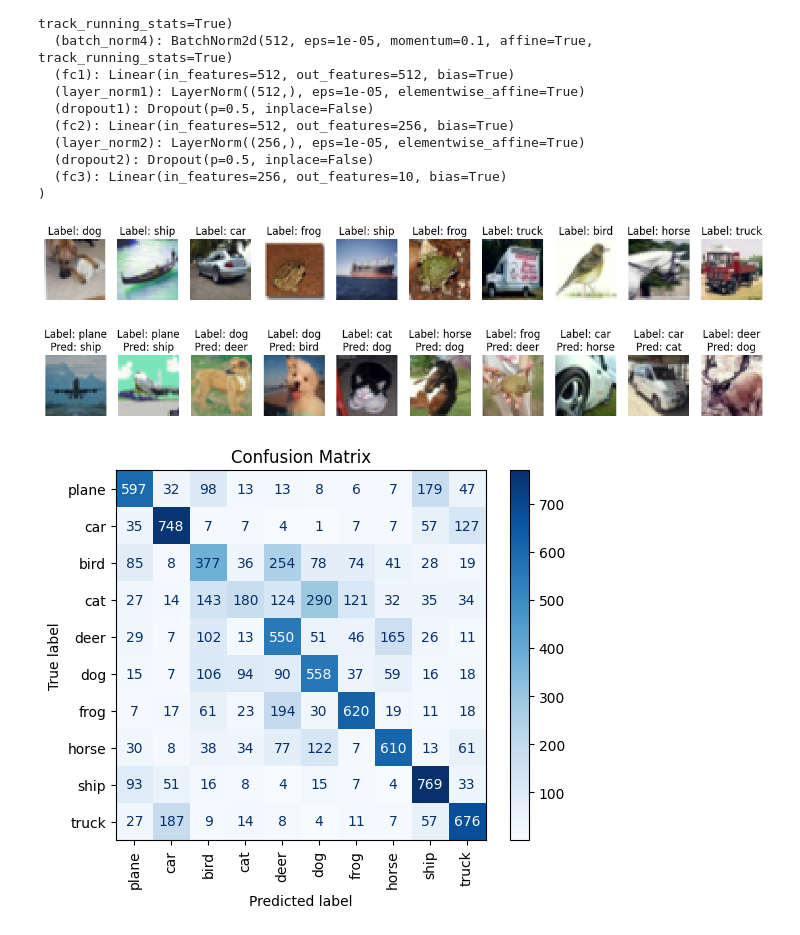
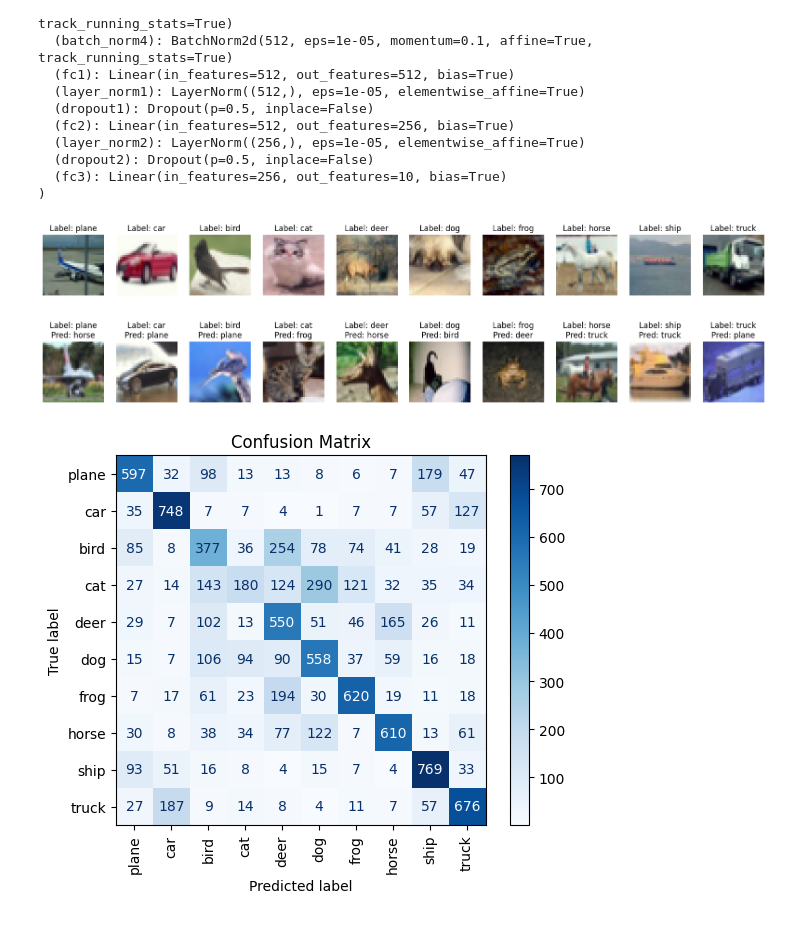
Before and after one commit to KasiaFedoruk/CIFAR10-recognition, a Jupyter notebook: results.ipynb, the cells around one changed output. Cells and saved outputs as stored; diff of their text form; code cells hidden in the pictures.

Commit message:
displaying all image classes

```diff
--- a/results.ipynb
+++ b/results.ipynb
@@ -95,32 +95,60 @@ for images, labels in test_loader:
         incorrect_images.append(images[0].cpu())
         incorrect_labels.append(labels[0].item())
         incorrect_preds.append(predicted[0].item())
-
-    # Wystarczą np. po 5 przykładów
-    if len(correct_images) >= 10 and len(incorrect_images) >= 10:
-        break
 # %%
-fig, axes = plt.subplots(1, 10, figsize=(15, 5))
+# Inicjalizacja tablic do przechowywania przykładów
+correct_class_images = [None] * 10  # Jeden przykład na każdą z 10 klas
+correct_class_labels = [None] * 10
+
+# Iteracja przez poprawne obrazy
+for img, label in zip(correct_images, correct_labels):
+    if correct_class_images[label] is None:  # Jeśli jeszcze nie mamy przykładu dla tej klasy
+        correct_class_images[label] = img
+        correct_class_labels[label] = label
+
+    if all(c is not None for c in correct_class_images):  # Jeśli mamy już po jednym przykładzie na każdą klasę
+        break
+
+# Wyświetlanie poprawnie przewidzianych obrazów (po jednym na klasę)
+fig, axes = plt.subplots(1, 10, figsize=(20, 5))
 for i, ax in enumerate(axes):
-    image = correct_images[i].permute(1, 2, 0).numpy()  # Zmień kolejność wymiarów
-    image = np.clip(image * 0.2470 + np.array([0.4914, 0.4822, 0.4465]), 0, 1)  # Denormalizacja
-    ax.imshow(image)
-    ax.set_title(f"Label: {classes[correct_labels[i]]}")
+    if correct_class_images[i] is not None:
+        image = correct_class_images[i].permute(1, 2, 0).numpy()  # Zmień kolejność wymiarów
+        image = np.clip(image * 0.2470 + np.array([0.4914, 0.4822, 0.4465]), 0, 1)  # Denormalizacja
+        ax.imshow(image)
+        ax.set_title(f"Label: {classes[correct_class_labels[i]]}")
     ax.axis('off')
 plt.show()
 # %% [output]
-[figure, old version]
+[figure, new version]
 # %%
-fig, axes = plt.subplots(1, 10, figsize=(15, 5))
+# Inicjalizacja tablic do przechowywania przykładów
+incorrect_class_images = [None] * 10  # Jeden przykład na każdą z 10 klas
+incorrect_class_labels = [None] * 10
+incorrect_class_preds = [None] * 10
+
+# Iteracja przez błędne obrazy
+for img, label, pred in zip(incorrect_images, incorrect_labels, incorrect_preds):
+    if incorrect_class_images[label] is None:  # Jeśli jeszcze nie mamy przykładu dla tej klasy
+        incorrect_class_images[label] = img
+        incorrect_class_labels[label] = label
+        incorrect_class_preds[label] = pred
+
+    if all(c is not None for c in incorrect_class_images):  # Jeśli mamy już po jednym przykładzie na każdą klasę
+        break
+
+# Wyświetlanie błędnie przewidzianych obrazów (po jednym na klasę)
+fig, axes = plt.subplots(1, 10, figsize=(20, 5))
 for i, ax in enumerate(axes):
-    image = incorrect_images[i].permute(1, 2, 0).numpy()  # Zmień kolejność wymiarów
-    image = np.clip(image * 0.2470 + np.array([0.4914, 0.4822, 0.4465]), 0, 1)  # Denormalizacja
-    ax.imshow(image)
-    ax.set_title(f"Label: {classes[incorrect_labels[i]]}\nPred: {classes[incorrect_preds[i]]}")
+    if incorrect_class_images[i] is not None:
+        image = incorrect_class_images[i].permute(1, 2, 0).numpy()  # Zmień kolejność wymiarów
+        image = np.clip(image * 0.2470 + np.array([0.4914, 0.4822, 0.4465]), 0, 1)  # Denormalizacja
+        ax.imshow(image)
+        ax.set_title(f"Label: {classes[incorrect_class_labels[i]]}\nPred: {classes[incorrect_class_preds[i]]}")
     ax.axis('off')
 plt.show()
 # %% [output]
-[figure, old version]
+[figure, new version]
 # %%
 from sklearn.metrics import confusion_matrix, ConfusionMatrixDisplay
 import numpy as np
```
Also changed, not shown: parts of 1 cell of this notebook.
